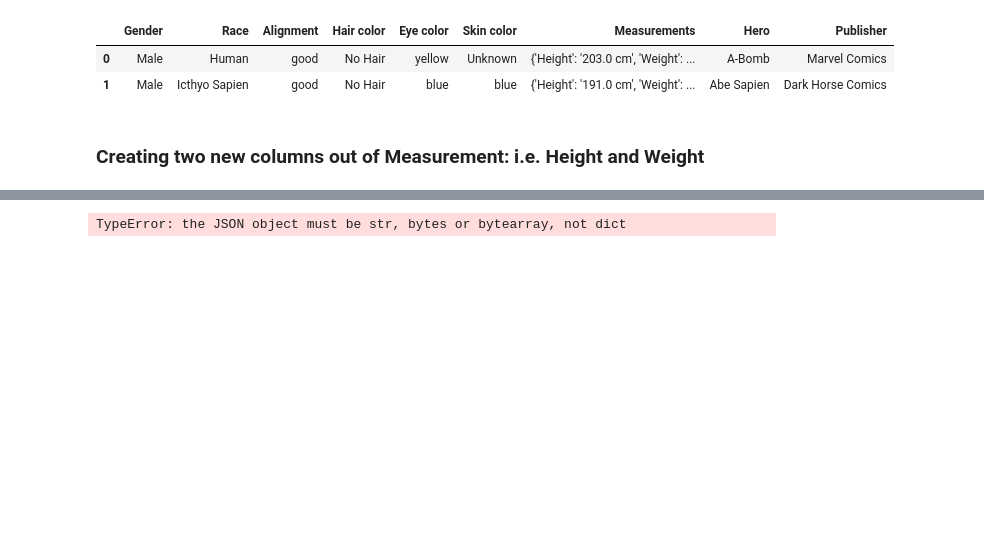
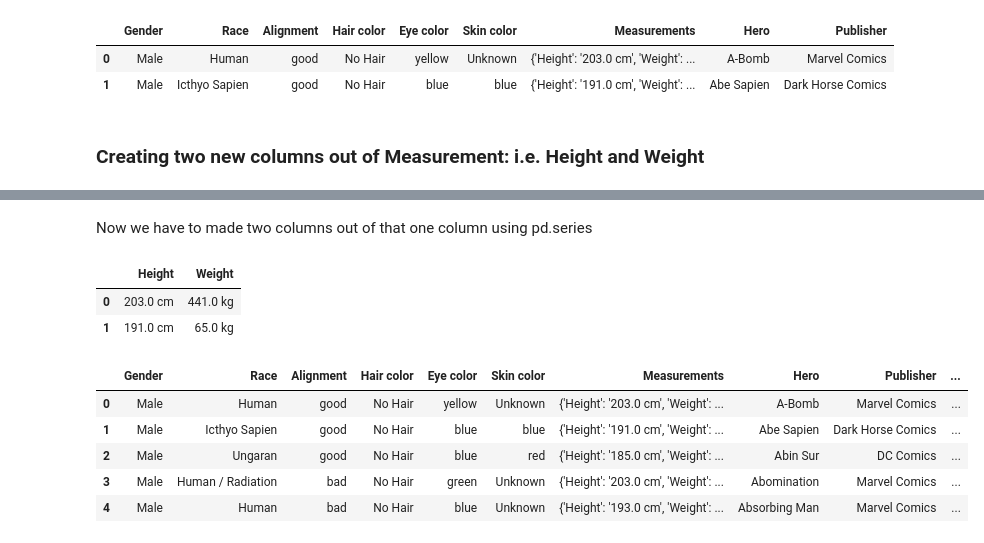
Before and after one commit to SinghNavnoor/Advanced-Transformations-Core, a Jupyter notebook: Applying Advanced Transformations.ipynb, the cells around one changed output, grey strips where cells are left out. Saved outputs shown, nothing was run; the diff lists cells and outputs as text; code cells hidden in the pictures; blank space fills up the shorter version.

```diff
--- a/Applying Advanced Transformations.ipynb
+++ b/Applying Advanced Transformations.ipynb
@@ -49,4 +42,6 @@ df_super_info['Hero|Publisher'].str.split('|', expand = True)
 # %%
+## save the 2 new columns into the dataframe
+df_super_info[['Hero','Publisher']] = df_super_info['Hero|Publisher'].str.split('|',expand=True)
 df_super_info.head(2)
 # %% [output]
 |  | Hero|Publisher | Gender | Race | Alignment | Hair color | Eye color | Skin color | Measurements | Hero | ... |
@@ -63,8 +58,11 @@ df_super_info.head(2)
 # %% [markdown]
 ### Creating two new columns out of Measurement: i.e. Height and Weight
 # %%
-## examining a single value from the coordinates col
-measurment = df_super_info.loc[0,"Measurements"]
-print(type(measurment))
-measurment
+#.str.replace to replace all single quotes
+df_super_info['Measurements'] = df_super_info['Measurements'].str.replace("'", '"')
+
+#Applying json.loads to the entire column
+df_super_info['Measurements'] = df_super_info['Measurements'].apply(json.loads)
+
+df_super_info['Measurements'].head()
 # %% [output]
@@ -78,6 +84,21 @@ measurment
-# %%
-fixed_measurment = json.loads(measurment)
-print(type(fixed_measurment))
-fixed_measurment
-# %% [output]
-TypeError: the JSON object must be str, bytes or bytearray, not dict
+# %% [markdown]
+Now we have to made two columns out of that one column using pd.series
+# %%
+hei_wei = df_super_info['Measurements'].apply(pd.Series)
+
+hei_wei.head(2)
+# %% [output]
+|  | Height | Weight |
+| 0 | 203.0 cm | 441.0 kg |
+| 1 | 191.0 cm | 65.0 kg |
+# %%
+df_super_info = pd.concat((df_super_info, hei_wei), axis = 1)
+
+df_super_info.head()
+# %% [output]
+|  | Gender | Race | Alignment | Hair color | Eye color | Skin color | Measurements | Hero | Publisher | ... |
+| 0 | Male | Human | good | No Hair | yellow | Unknown | {'Height': '203.0 cm', 'Weight': ... | A-Bomb | Marvel Comics | ... |
+| 1 | Male | Icthyo Sapien | good | No Hair | blue | blue | {'Height': '191.0 cm', 'Weight': ... | Abe Sapien | Dark Horse Comics | ... |
+| 2 | Male | Ungaran | good | No Hair | blue | red | {'Height': '185.0 cm', 'Weight': ... | Abin Sur | DC Comics | ... |
+| 3 | Male | Human / Radiation | bad | No Hair | green | Unknown | {'Height': '203.0 cm', 'Weight': ... | Abomination | Marvel Comics | ... |
+| 4 | Male | Human | bad | No Hair | blue | Unknown | {'Height': '193.0 cm', 'Weight': ... | Absorbing Man | Marvel Comics | ... |
```
Also changed, not shown: parts of 33 cells of this notebook, 1 other file.
